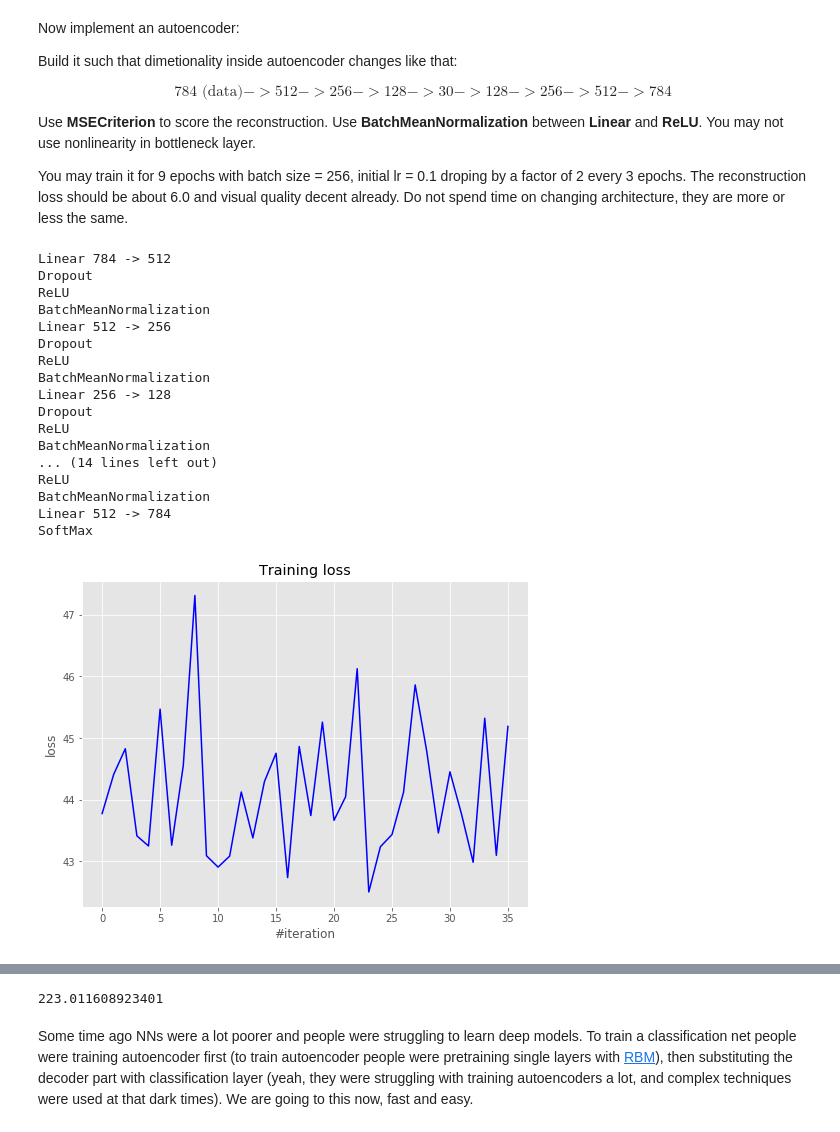
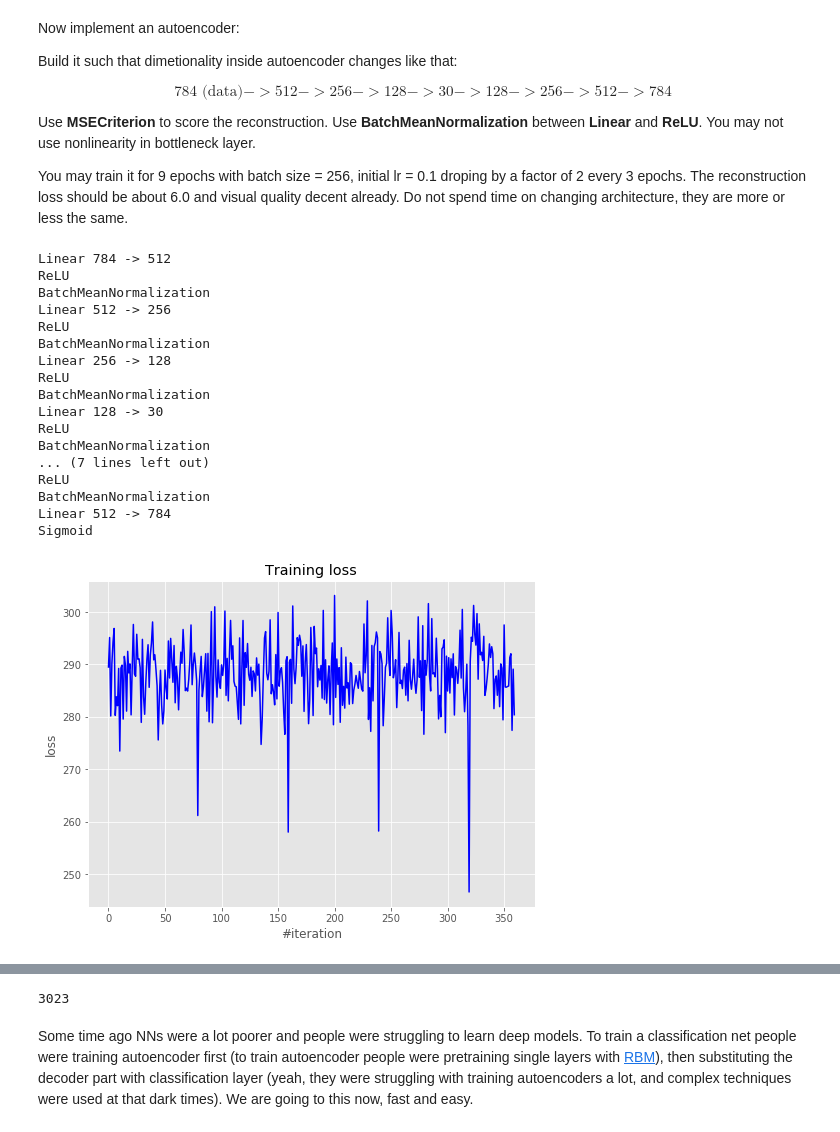
Before and after one commit to hov1417/NNHomework, a Jupyter notebook: session1/assignment2_main.ipynb, the cells around one changed output, grey strips where cells are left out. Cells and saved outputs as stored; diff of their text form; code cells hidden in the pictures.

```diff
--- a/session1/assignment2_main.ipynb
+++ b/session1/assignment2_main.ipynb
@@ -589,65 +587,65 @@ criterion = MSECriterion()
 
 net = Sequential()
 net.add(Linear(784, 512))
-net.add(Dropout())
+# net.add(Dropout())
 net.add(ReLU())
 
 net.add(BatchMeanSubtraction())
 net.add(Linear(512, 256))
-net.add(Dropout())
+# net.add(Dropout())
 net.add(ReLU())
 
 net.add(BatchMeanSubtraction())
 net.add(Linear(256, 128))
-net.add(Dropout())
+# net.add(Dropout())
 net.add(ReLU())
 
 net.add(BatchMeanSubtraction())
 net.add(Linear(128, 30))
-net.add(Dropout())
+# net.add(Dropout())
 net.add(ReLU())
 
 net.add(BatchMeanSubtraction())
 net.add(Linear(30, 128))
-net.add(Dropout())
+# net.add(Dropout())
 net.add(ReLU())
 
 net.add(BatchMeanSubtraction())
 net.add(Linear(128, 256))
-net.add(Dropout())
+# net.add(Dropout())
 net.add(ReLU())
 
 net.add(BatchMeanSubtraction())
 net.add(Linear(256, 512))
-net.add(Dropout())
+# net.add(Dropout())
 net.add(ReLU())
 
 net.add(BatchMeanSubtraction())
 net.add(Linear(512, 784))
 
-net.add(SoftMax())
+net.add(Sigmoid())
 
 print(net)
 # %% [output]
 Linear 784 -> 512
-Dropout
 ReLU
 BatchMeanNormalization
 Linear 512 -> 256
-Dropout
 ReLU
 BatchMeanNormalization
 Linear 256 -> 128
-Dropout
 ReLU
 BatchMeanNormalization
-... (14 lines left out)
+Linear 128 -> 30
+ReLU
+BatchMeanNormalization
+... (7 lines left out)
 ReLU
 BatchMeanNormalization
 Linear 512 -> 784
-SoftMax
+Sigmoid
 # %%
-optimizer_config = { 'alpha': 0.00001, 'b1': 0.9, 'b2': 0.999, 'eps': 1e-8 }
+optimizer_config = {'learning_rate' : 0.001, 'momentum': 0.9}
 optimizer_state = {}
 # %%
 n_epoch = 9
@@ -656,40 +654,35 @@ batch_size = 256
 loss_history = []
 
 for i in range(n_epoch):
-    for x_batch, y_batch in get_batches(X[:1000], X[:1000], batch_size):
+    for x_batch, y_batch in get_batches(X[:10000], X[:10000], batch_size):
         net.zeroGradParameters()
-
-        if len(loss_history)%2 == 0:
-            net.evaluate()
-        else:
-            net.training()
 
         # Forward
         predictions = net.forward(x_batch)
         loss = criterion.forward(predictions, y_batch)
 
         # Backward
         dp = criterion.backward(predictions, y_batch)
         net.backward(x_batch, dp)
 
         # Update weights
-        adam_optimizer(net.getParameters(),
+        sgd_momentum(net.getParameters(),
                      net.getGradParameters(),
                      optimizer_config,
                      optimizer_state)
 
         loss_history.append(loss)
 
     # Visualize
     display.clear_output(wait=True)
     plt.figure(figsize=(8, 6))
 
     plt.title("Training loss")
     plt.xlabel("#iteration")
     plt.ylabel("loss")
     plt.plot(loss_history, 'b')
     plt.show()
 
     print('Current loss: %f' % loss)
 # %% [output]
-[figure, old version]
+[figure, new version]
@@ -697,7 +690,7 @@ Current loss: 45.188397
-# %%
-min(loss_history)
-# %% [output]
-223.011608923401
+# %%
+gc.collect()
+# %% [output]
+3023
 # %% [markdown]
 Some time ago NNs were a lot poorer and people were struggling to learn deep models. To train a classification net people were training autoencoder first (to train autoencoder people were pretraining single layers with [RBM](https://en.wikipedia.org/wiki/Restricted_Boltzmann_machine)), then substituting the decoder part with classification layer (yeah, they were struggling with training autoencoders a lot, and complex techniques were used at that dark times). We are going to this now, fast and easy.
 # %%
```
Also changed, not shown: parts of 18 cells of this notebook, 11 other files.
